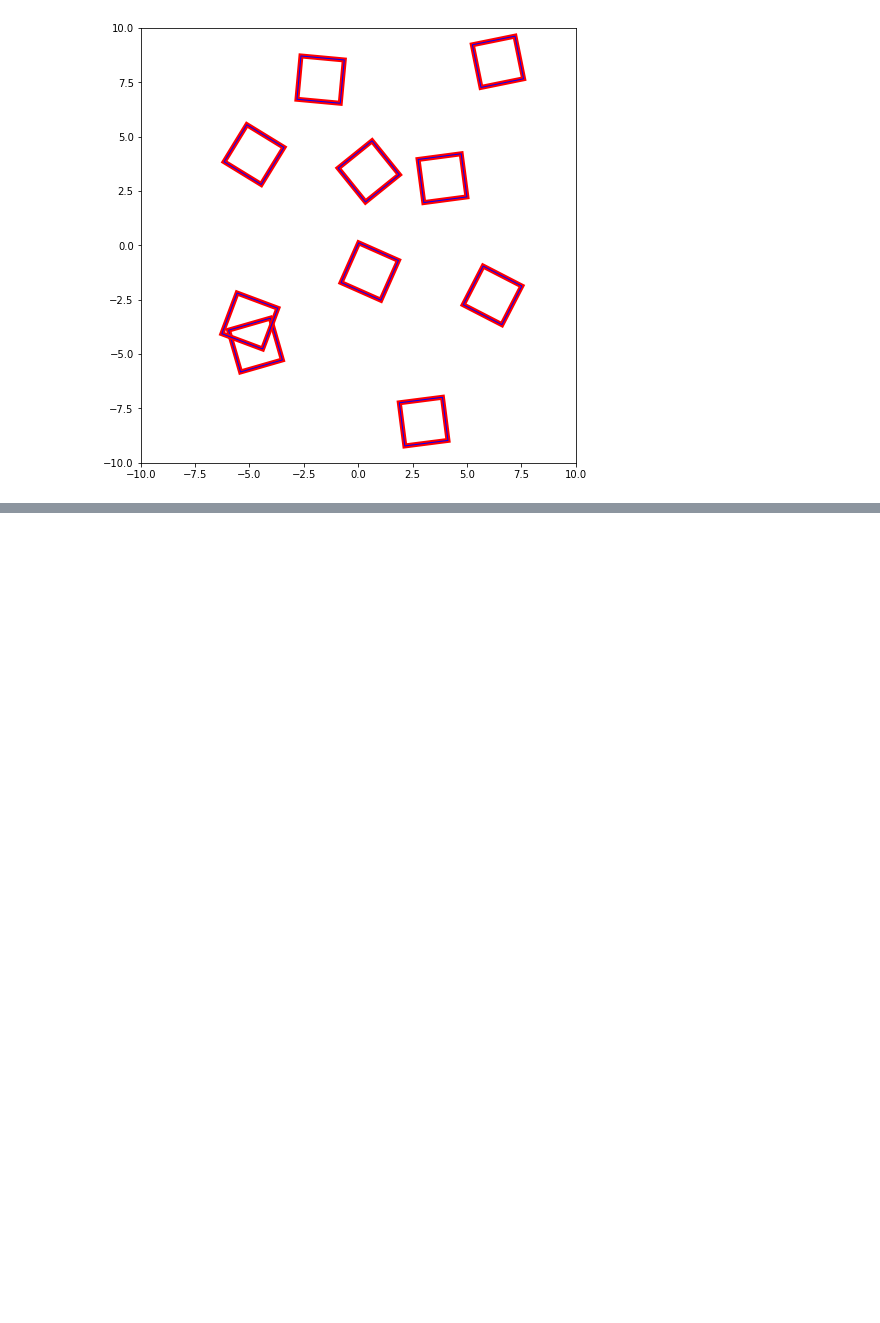
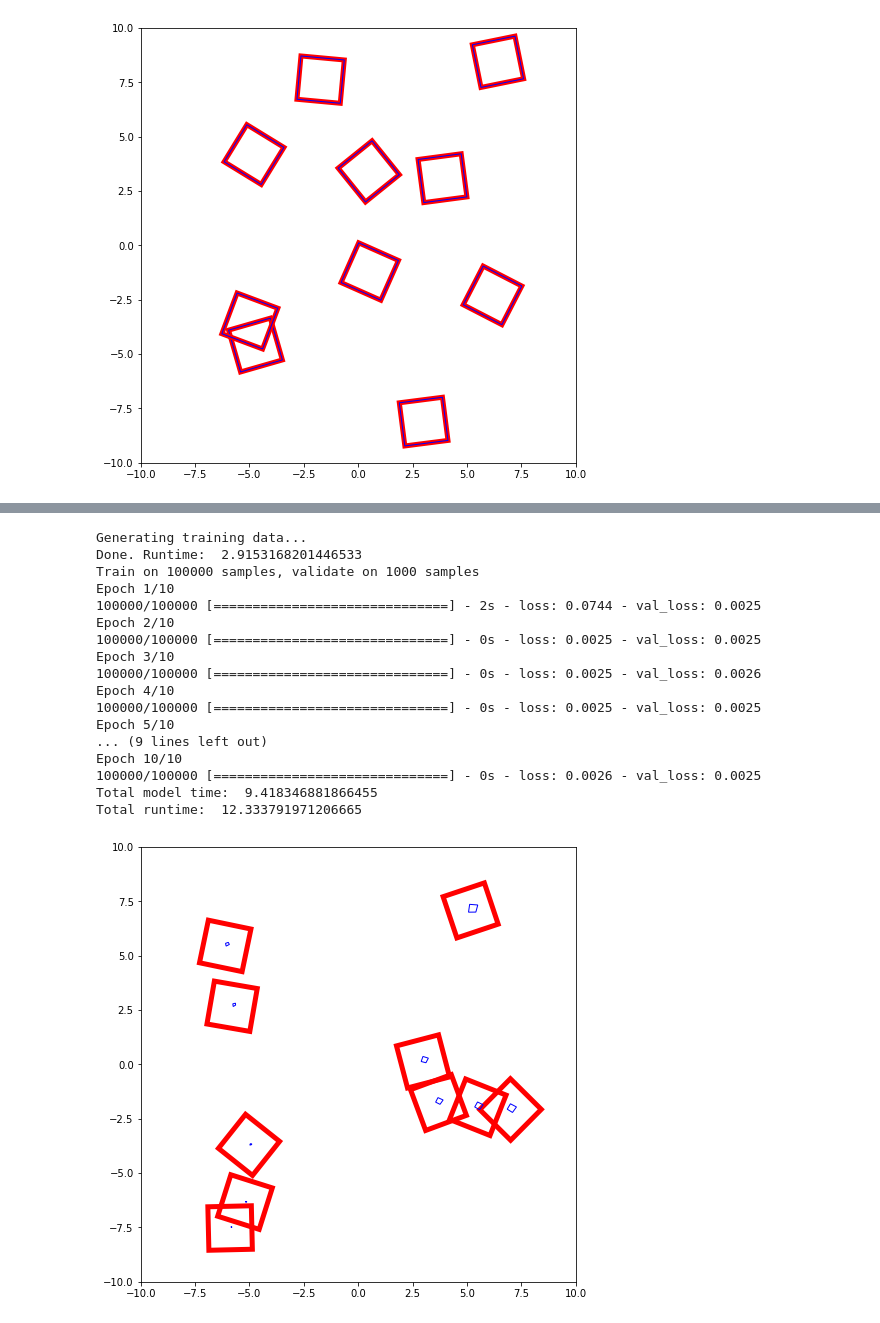
Before and after one commit to lawsonfulton/research-experiments, a Jupyter notebook: box-auto-enc/experiment book.ipynb, the cells around one changed output, grey strips where cells are left out. Saved outputs shown, nothing was run; the diff lists cells and outputs as text; code cells hidden in the pictures; blank space fills up the shorter version.

```diff
--- a/box-auto-enc/experiment book.ipynb
+++ b/box-auto-enc/experiment book.ipynb
@@ -423,0 +467,21 @@ Total runtime:  53.35933494567871
+# %%
+main()
+# %% [output]
+Generating training data...
+Done. Runtime:  2.9153168201446533
+Train on 100000 samples, validate on 1000 samples
+Epoch 1/10
+100000/100000 [==============================] - 2s - loss: 0.0744 - val_loss: 0.0025
+Epoch 2/10
+100000/100000 [==============================] - 0s - loss: 0.0025 - val_loss: 0.0025
+Epoch 3/10
+100000/100000 [==============================] - 0s - loss: 0.0025 - val_loss: 0.0026
+Epoch 4/10
+100000/100000 [==============================] - 0s - loss: 0.0025 - val_loss: 0.0025
+Epoch 5/10
+... (9 lines left out)
+Epoch 10/10
+100000/100000 [==============================] - 0s - loss: 0.0026 - val_loss: 0.0025
+Total model time:  9.418346881866455
+Total runtime:  12.333791971206665
+[figure, added]
```
Also changed, not shown: parts of 3 cells of this notebook, 1 other file.
